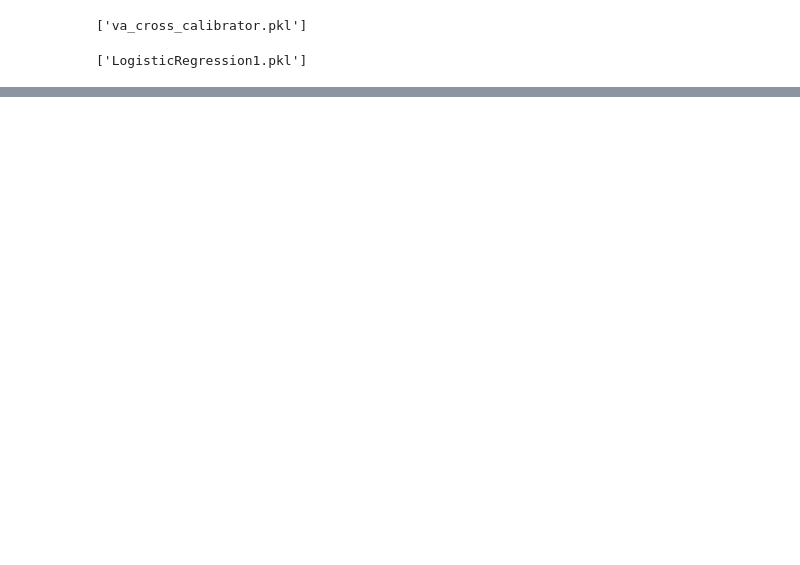
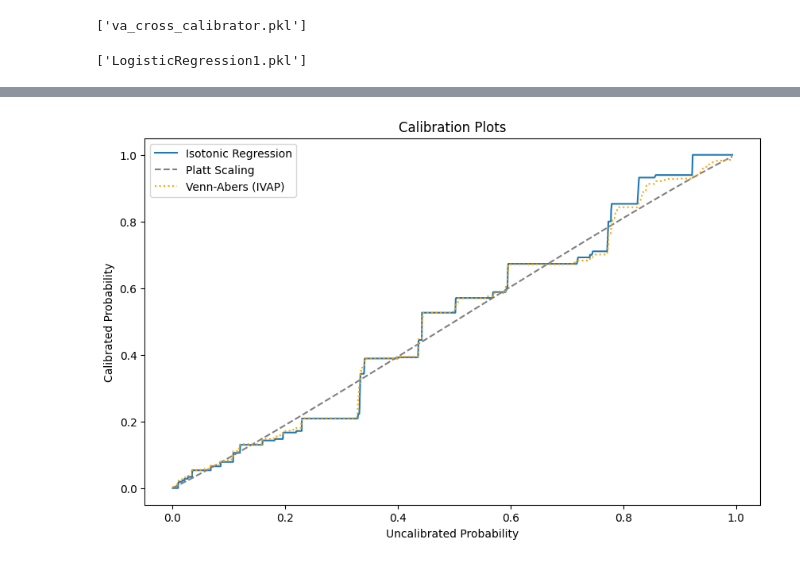
Before and after one commit to sandrokhizanishvili/Credit-Risk-Model-Calibration, a Jupyter notebook: logistic_regression.ipynb, the cells around one changed output, grey strips where cells are left out. Saved outputs shown, nothing was run; the diff lists cells and outputs as text; code cells hidden in the pictures; blank space fills up the shorter version.

```diff
--- a/logistic_regression.ipynb
+++ b/logistic_regression.ipynb
@@ -349,9 +418,27 @@ proba_va_cross_valid=predictions_cross_valid[:, 1]
 # %%
-# Compute mean/min/max for p0/p1 of CROSS VA for val
-p0s_val = p_va_cross_val_p0_p1[0][:, :5]
-p1s_val = p_va_cross_val_p0_p1[0][:, 5:]
+# Compute mean/min/max for p0/p1 of CROSS VA for test
+p0s_test = intervals_te_cva[0][:, :5]
+p1s_test = intervals_te_cva[0][:, 5:]
+
+mean_p0_test = np.mean(p0s_test, axis=1)
+mean_p1_test = np.mean(p1s_test, axis=1)
+min_p0_test = np.min(p0s_test, axis=1)
+max_p1_test = np.max(p1s_test, axis=1)
+
+# Compute mean/min/max for p0/p1 of CROSS VA for validation
+p0s_val = intervals_val_cva[0][:, :5]
+p1s_val = intervals_val_cva[0][:, 5:]
 
 mean_p0_val = np.mean(p0s_val, axis=1)
 mean_p1_val = np.mean(p1s_val, axis=1)
 min_p0_val = np.min(p0s_val, axis=1)
 max_p1_val = np.max(p1s_val, axis=1)
+
+# Compute mean/min/max for p0/p1 of CROSS VA for train
+p0s_train = intervals_tr_cva[0][:, :5]
+p1s_train = intervals_tr_cva[0][:, 5:]
+
+mean_p0_train = np.mean(p0s_train, axis=1)
+mean_p1_train = np.mean(p1s_train, axis=1)
+min_p0_train = np.min(p0s_train, axis=1)
+max_p1_train = np.max(p1s_train, axis=1)
@@ -577,0 +698,19 @@ Saved validation predictions to 'validation_predictions_and_calibration.csv'
+# %%
+prob_test['raw_bin'] = pd.qcut(prob_test['Raw (Uncalibrated)'], q=10, labels=False, duplicates='drop')
+prob_test['iso_bin'] = pd.qcut(prob_test['Isotonic Regression'], q=10, labels=False, duplicates='drop')
+prob_test['platt_bin'] = pd.qcut(prob_test['Platt Scaling'], q=10, labels=False, duplicates='drop')
+prob_test['ivap_bin'] = pd.qcut(prob_test['Venn-Abers (IVAP)'], q=10, labels=False, duplicates='drop')
+prob_test['cvap_bin'] = pd.qcut(prob_test['Venn-Abers (CVAP)'], q=10, labels=False, duplicates='drop')
+# %%
+plt.figure(figsize=(10, 6))
+plt.plot(prob_test.sort_values('Raw (Uncalibrated)')['Raw (Uncalibrated)'], prob_test.sort_values('Raw (Uncalibrated)')['Isotonic Regression'], label='Isotonic Regression')
+plt.plot(prob_test.sort_values('Raw (Uncalibrated)')['Raw (Uncalibrated)'], prob_test.sort_values('Raw (Uncalibrated)')['Platt Scaling'], linestyle='--', color='gray', label='Platt Scaling')
+plt.plot(prob_test.sort_values('Raw (Uncalibrated)')['Raw (Uncalibrated)'], prob_test.sort_values('Raw (Uncalibrated)')['Venn-Abers (IVAP)'], linestyle=':', color='orange', label='Venn-Abers (IVAP)')
+# plt.plot(prob_test.sort_values('Raw (Uncalibrated)')['Raw (Uncalibrated)'], prob_test.sort_values('Raw (Uncalibrated)')['Venn-Abers (CVAP)'], linestyle='-.', color='purple', label='Venn-Abers (CVAP)')
+plt.xlabel('Uncalibrated Probability')
+plt.ylabel('Calibrated Probability')
+plt.title('Calibration Plots')
+plt.legend()
+plt.show()
+# %% [output]
+[figure, added]
```
Also changed, not shown: parts of 95 cells of this notebook, 16 other files.
